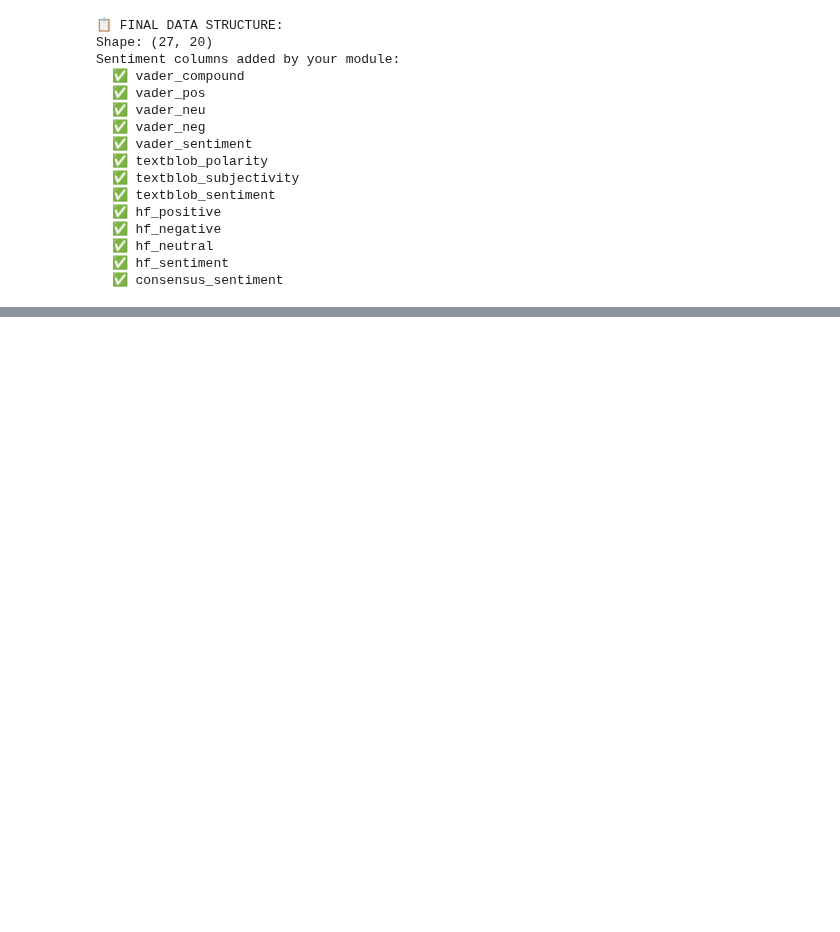
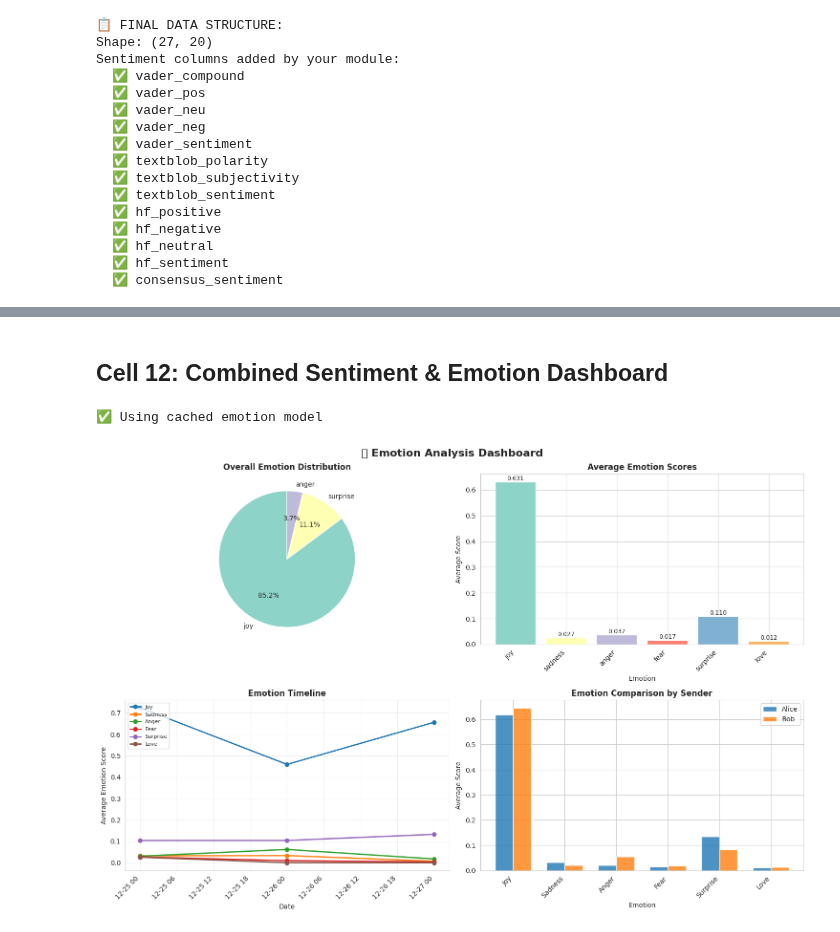
Before and after one commit to Sujoy-004/Chat-Analyzer-Pro, a Jupyter notebook: notebooks/03_sentiment_emotion.ipynb, the cells around one changed output, grey strips where cells are left out. Drawn from its saved outputs; the diff is of its cells as text; code cells hidden in the pictures; blank space fills up the shorter version.

```diff
--- a/notebooks/03_sentiment_emotion.ipynb
+++ b/notebooks/03_sentiment_emotion.ipynb
@@ -512,0 +616,13 @@ Sentiment columns added by your module:
+# %%
+df = pd.read_csv('https://raw.githubusercontent.com/Sujoy-004/Chat-Analyzer-Pro/refs/heads/main/data/processed/example_parsed.csv')
+df['datetime'] = pd.to_datetime(df['datetime'])
+
+print(f"🎭 Analyzing emotions in {len(df)} messages...")
+
+# Perform emotion analysis
+df_emotions = emotion_analyzer.analyze_emotions(df, text_column='message')
+
+print("\n✅ Emotion analysis complete!")
+print(f"📊 Added columns: {[col for col in df_emotions.columns if col.startswith('emotion_')]}")
+print(f"\nFirst few results:")
+display(df_emotions[['sender', 'message', 'dominant_emotion', 'emotion_confidence']].head(10))
@@ -512,0 +764,8 @@ Sentiment columns added by your module:
+# %% [markdown]
+## Cell 12: Combined Sentiment & Emotion Dashboard
+# %%
+# Generate full emotion visualization dashboard
+plot_emotion_analysis(df_emotions, summary)
+# %% [output]
+✅ Using cached emotion model
+[figure, added]
```
Also changed, not shown: parts of 30 cells of this notebook.
